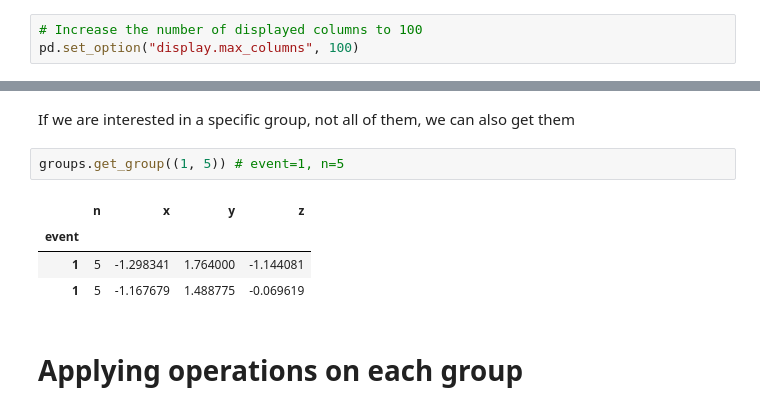
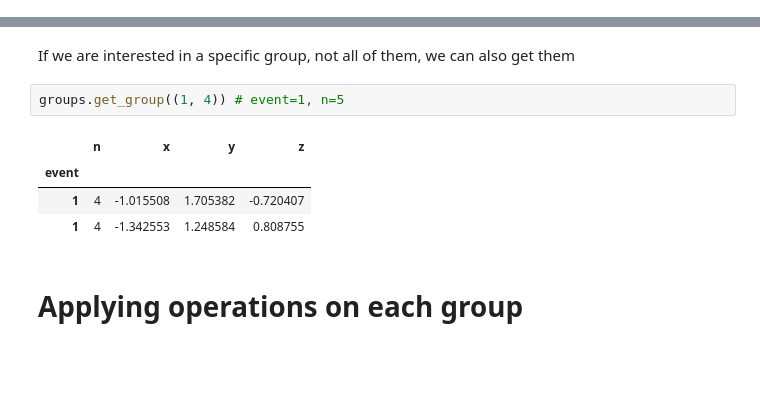
Before and after one commit to mmkekic/IC-crash-course, a Jupyter notebook: coding/pandas_cookbook.ipynb, the cells around one changed output, grey strips where cells are left out. Saved outputs shown, nothing was run; the diff lists cells and outputs as text; blank space fills up the shorter version.

```diff
--- a/coding/Pandas tutorial.ipynb
+++ b/coding/pandas_cookbook.ipynb
@@ -8,3 +5,0 @@ from invisible_cities.io.dst_io import load_dst
-# %%
-# Increase the number of displayed columns to 100
-pd.set_option("display.max_columns", 100)
@@ -726,12 +777,12 @@ for (event_no, peak_no), subdf in groups:
 # %% [markdown]
 If we are interested in a specific group, not all of them, we can also get them
 # %%
-groups.get_group((1, 5)) # event=1, n=5
+groups.get_group((1, 4)) # event=1, n=5
 # %% [output]
 |  | n | x | y | z |
 | event |  |  |  |  |
-| 1 | 5 | -1.298341 | 1.764000 | -1.144081 |
-| 1 | 5 | -1.167679 | 1.488775 | -0.069619 |
+| 1 | 4 | -1.015508 | 1.705382 | -0.720407 |
+| 1 | 4 | -1.342553 | 1.248584 | 0.808755 |
 # %% [markdown]
 # Applying operations on each group
 # %% [markdown]
```
Also changed, not shown: parts of 92 cells of this notebook.
